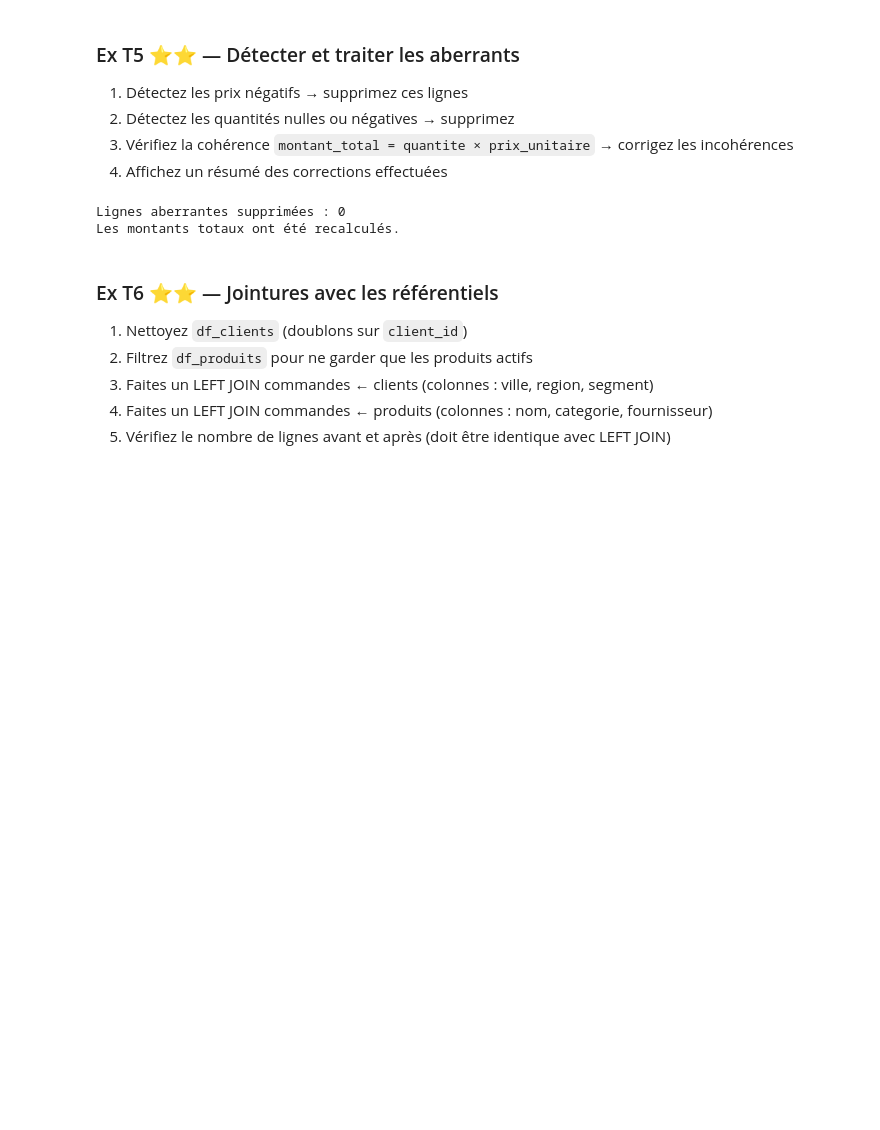
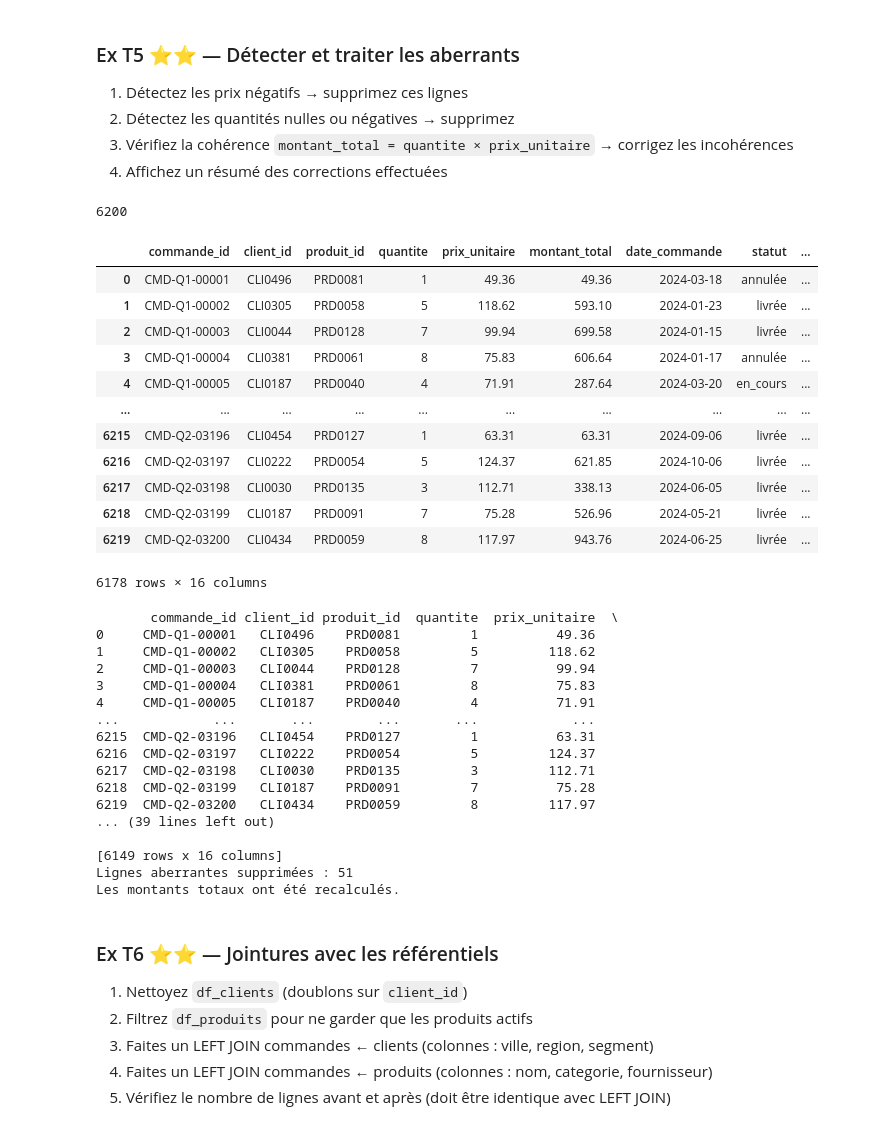
Before and after one commit to najia01/ETL, a Jupyter notebook: ETL_exercices.ipynb, the cells around one changed output. Saved outputs shown, nothing was run; the diff lists cells and outputs as text; code cells hidden in the pictures; blank space fills up the shorter version.

```diff
--- a/ETL_exercices.ipynb
+++ b/ETL_exercices.ipynb
@@ -446,29 +446,58 @@ Nombre de NaN restants par colonne :
 # %%
 # affichage compteur de ligne avant correction
 lignes_av = df_commandes.shape[0]
-# print(lignes_av)
+print(lignes_av)
 
 # détection et suppression des prix négatifs
 df_commandes = df_commandes[df_commandes["prix_unitaire"] >= 0]
-# df_commandes
+display(df_commandes)
 
 # # détection et suppression des quantité négatives
 df_commandes = df_commandes[df_commandes["quantite"] >= 0]
-# df_commandes
+print(df_commandes)
 
 # vérification de la cohérence du montant total
 df_commandes['montant_total'] = df_commandes['quantite'] * df_commandes['prix_unitaire']
-# df_commandes
+df_commandes
 
 # résumé des des corrections effectuées
 lignes_ap = df_commandes.shape[0]
 lignes_supp = lignes_av - lignes_ap
 
 print(f"Lignes aberrantes supprimées : {lignes_supp}")
 print("Les montants totaux ont été recalculés.")
 # %% [output]
-Lignes aberrantes supprimées : 0
-Les montants totaux ont été recalculés.
+6200
+|  | commande_id | client_id | produit_id | quantite | prix_unitaire | montant_total | date_commande | statut | ... |
+| 0 | CMD-Q1-00001 | CLI0496 | PRD0081 | 1 | 49.36 | 49.36 | 2024-03-18 | annulée | ... |
+| 1 | CMD-Q1-00002 | CLI0305 | PRD0058 | 5 | 118.62 | 593.10 | 2024-01-23 | livrée | ... |
+| 2 | CMD-Q1-00003 | CLI0044 | PRD0128 | 7 | 99.94 | 699.58 | 2024-01-15 | livrée | ... |
+| 3 | CMD-Q1-00004 | CLI0381 | PRD0061 | 8 | 75.83 | 606.64 | 2024-01-17 | annulée | ... |
+| 4 | CMD-Q1-00005 | CLI0187 | PRD0040 | 4 | 71.91 | 287.64 | 2024-03-20 | en_cours | ... |
+| ... | ... | ... | ... | ... | ... | ... | ... | ... | ... |
+| 6215 | CMD-Q2-03196 | CLI0454 | PRD0127 | 1 | 63.31 | 63.31 | 2024-09-06 | livrée | ... |
+| 6216 | CMD-Q2-03197 | CLI0222 | PRD0054 | 5 | 124.37 | 621.85 | 2024-10-06 | livrée | ... |
+| 6217 | CMD-Q2-03198 | CLI0030 | PRD0135 | 3 | 112.71 | 338.13 | 2024-06-05 | livrée | ... |
+| 6218 | CMD-Q2-03199 | CLI0187 | PRD0091 | 7 | 75.28 | 526.96 | 2024-05-21 | livrée | ... |
+| 6219 | CMD-Q2-03200 | CLI0434 | PRD0059 | 8 | 117.97 | 943.76 | 2024-06-25 | livrée | ... |
+6178 rows × 16 columns
+       commande_id client_id produit_id  quantite  prix_unitaire  \
+0     CMD-Q1-00001   CLI0496    PRD0081         1          49.36
+1     CMD-Q1-00002   CLI0305    PRD0058         5         118.62
+2     CMD-Q1-00003   CLI0044    PRD0128         7          99.94
+3     CMD-Q1-00004   CLI0381    PRD0061         8          75.83
+4     CMD-Q1-00005   CLI0187    PRD0040         4          71.91
+...            ...       ...        ...       ...            ...
+6215  CMD-Q2-03196   CLI0454    PRD0127         1          63.31
+6216  CMD-Q2-03197   CLI0222    PRD0054         5         124.37
+6217  CMD-Q2-03198   CLI0030    PRD0135         3         112.71
+6218  CMD-Q2-03199   CLI0187    PRD0091         7          75.28
+6219  CMD-Q2-03200   CLI0434    PRD0059         8         117.97
+... (39 lines left out)
+
+[6149 rows x 16 columns]
+Lignes aberrantes supprimées : 51
+Les montants totaux ont été recalculés.
 # %% [markdown]
 ### Ex T6 ⭐⭐ — Jointures avec les référentiels
 1. Nettoyez `df_clients` (doublons sur `client_id`)
```
Also changed, not shown: parts of 1 cell of this notebook.
